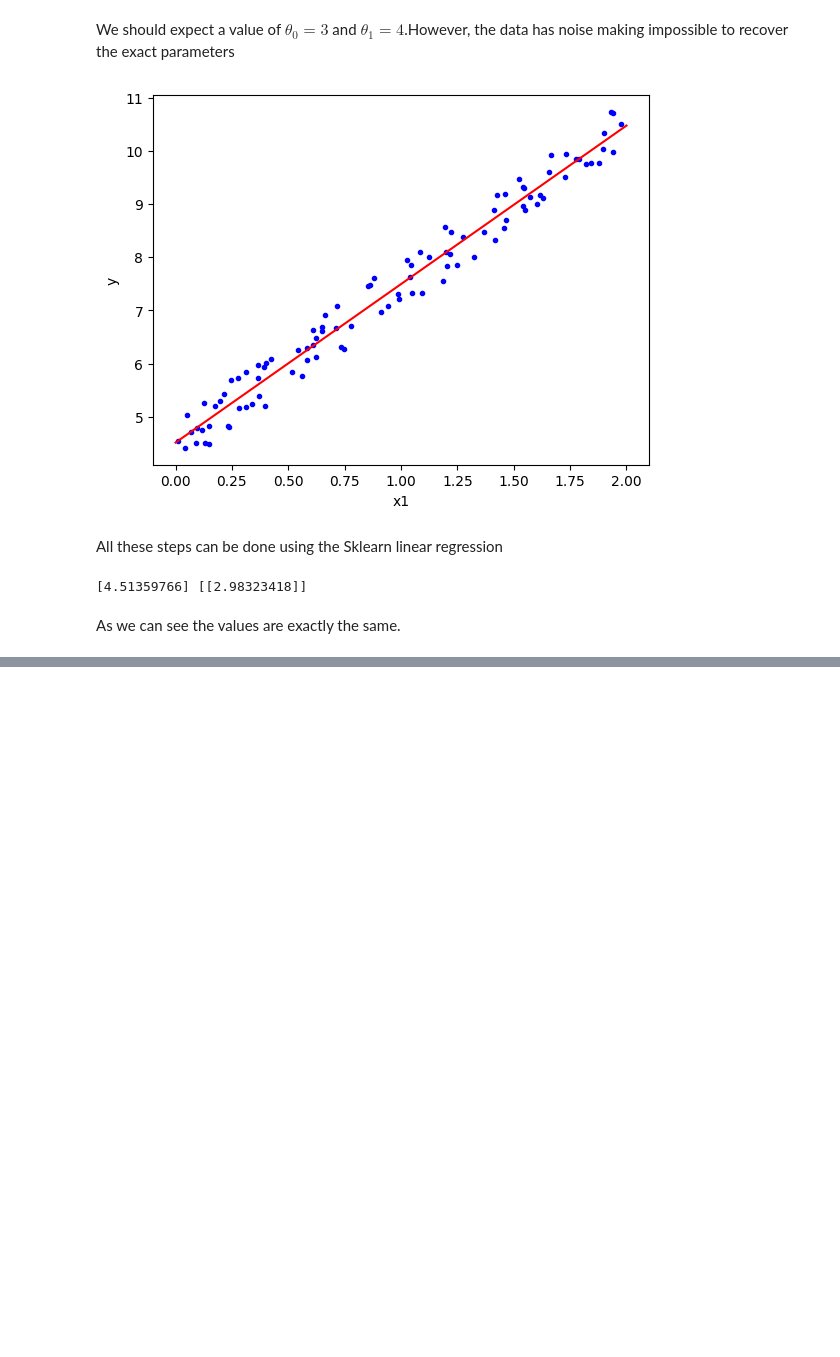
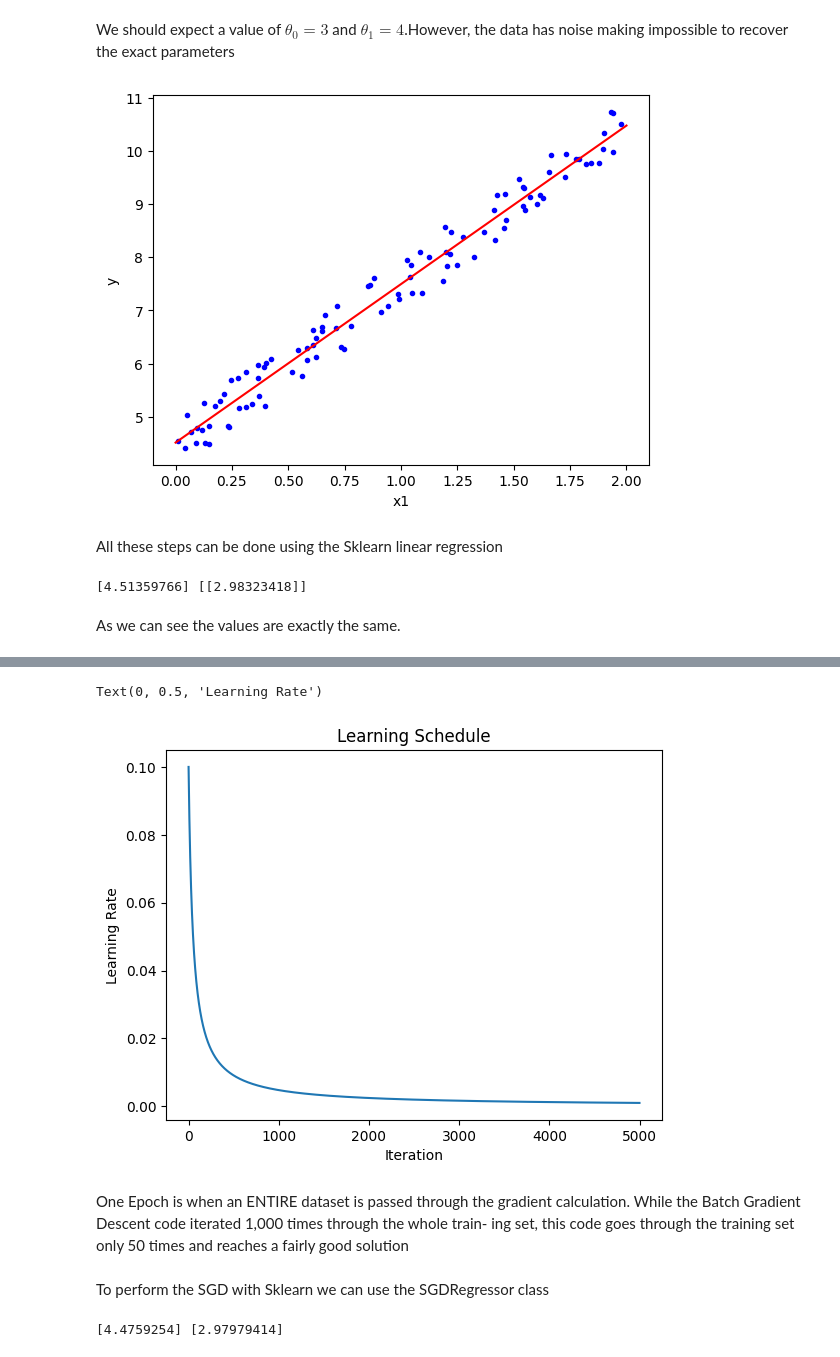
Before and after one commit to GoncaloGuedes/ML-Exercises, a Jupyter notebook: Chapter4_Training Models/theory.ipynb, the cells around one changed output, grey strips where cells are left out. Cells and saved outputs as stored; diff of their text form; code cells hidden in the pictures; blank space fills up the shorter version.

```diff
--- a/Chapter4_Training Models/theory.ipynb
+++ b/Chapter4_Training Models/theory.ipynb
@@ -96,0 +220,21 @@ As we can see the values are exactly the same.
+# %%
+plt.plot(etas)
+plt.title('Learning Schedule')
+plt.xlabel('Iteration')
+plt.ylabel('Learning Rate')
+# %% [output]
+Text(0, 0.5, 'Learning Rate')
+[figure, added]
+# %% [markdown]
+One Epoch is when an ENTIRE dataset is passed through the gradient calculation. While the Batch Gradient Descent code iterated 1,000 times through the whole train‐ ing set, this code goes through the training set only 50 times and reaches a fairly good solution
+# %% [markdown]
+To perform the SGD with Sklearn we can use the SGDRegressor class
+# %%
+from sklearn.linear_model import SGDRegressor
+
+sgd_reg = SGDRegressor(max_iter=1000, tol=1e-3, penalty=None, eta0=0.1)
+sgd_reg.fit(x, y.ravel())
+
+print(sgd_reg.intercept_, sgd_reg.coef_)
+# %% [output]
+[4.4759254] [2.97979414]
```
Also changed, not shown: parts of 18 cells of this notebook.
